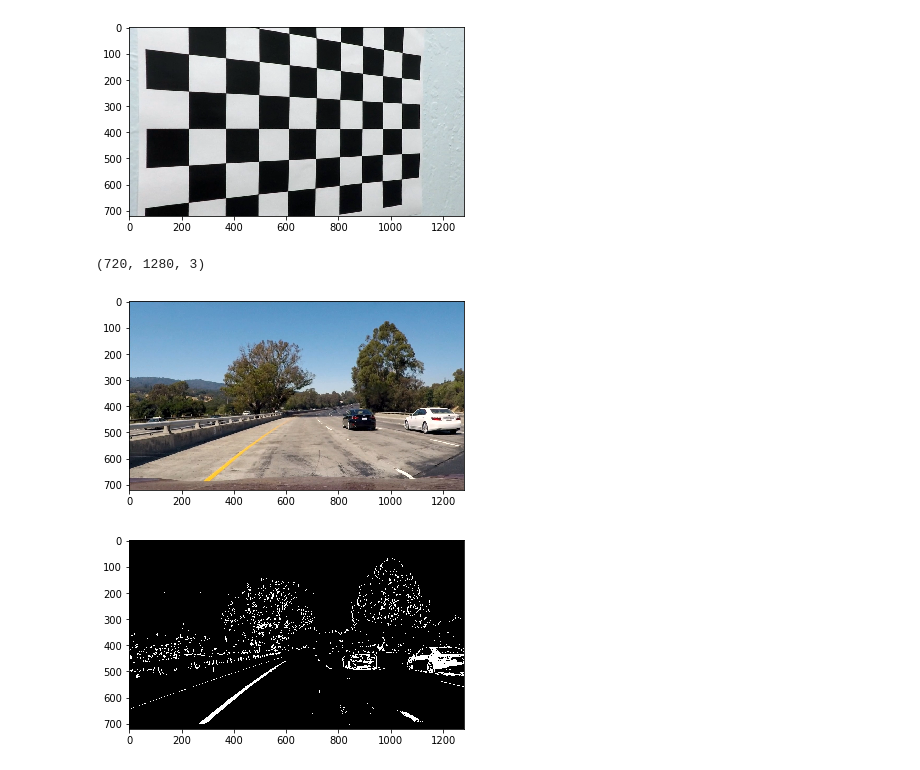
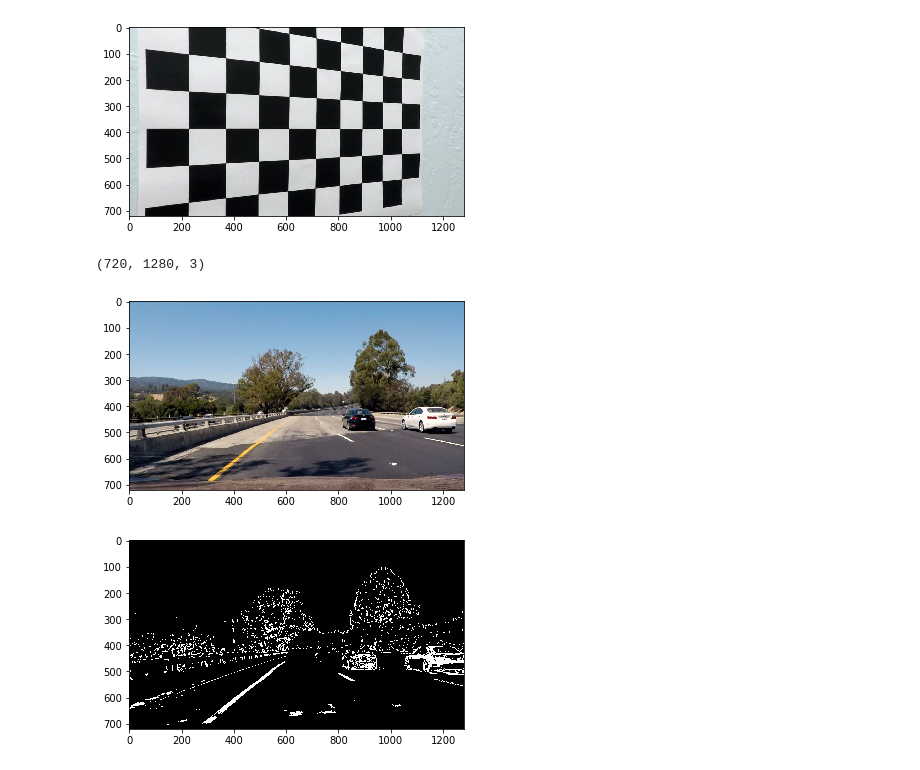
Before and after one commit to grodowski/CarND-Advanced-Lane-Lines, a Jupyter notebook: Advanced Lane Lines - SDC P3.ipynb, the cells around one changed output. Drawn from its saved outputs; the diff is of its cells as text; code cells hidden in the pictures.

```diff
--- a/Advanced Lane Lines - SDC P3.ipynb
+++ b/Advanced Lane Lines - SDC P3.ipynb
@@ -68,18 +68,19 @@ def preprocess(img):
     combined[(hls == 1) | (mag == 1)] = 1
     return combined
 # %%
-im_orig = cv2.imread('test_images/test1.jpg')
+# demo preprocess
+im_orig = cv2.imread('test_images/test4.jpg')
 im_orig = cv2.cvtColor(im_orig, cv2.COLOR_BGR2RGB)
 print(im_orig.shape)
 plt.imshow(im_orig)
 plt.show()
 
 plt.imshow(preprocess(im_orig), cmap='gray')
 plt.show()
 # %% [output]
 (720, 1280, 3)
-[figure, old version]
+[figure, new version]
-[figure, old version]
+[figure, new version]
 # %%
 img = preprocess(im_orig)
 img_size = (img.shape[1], img.shape[0])
```
Also changed, not shown: parts of 5 cells of this notebook.
